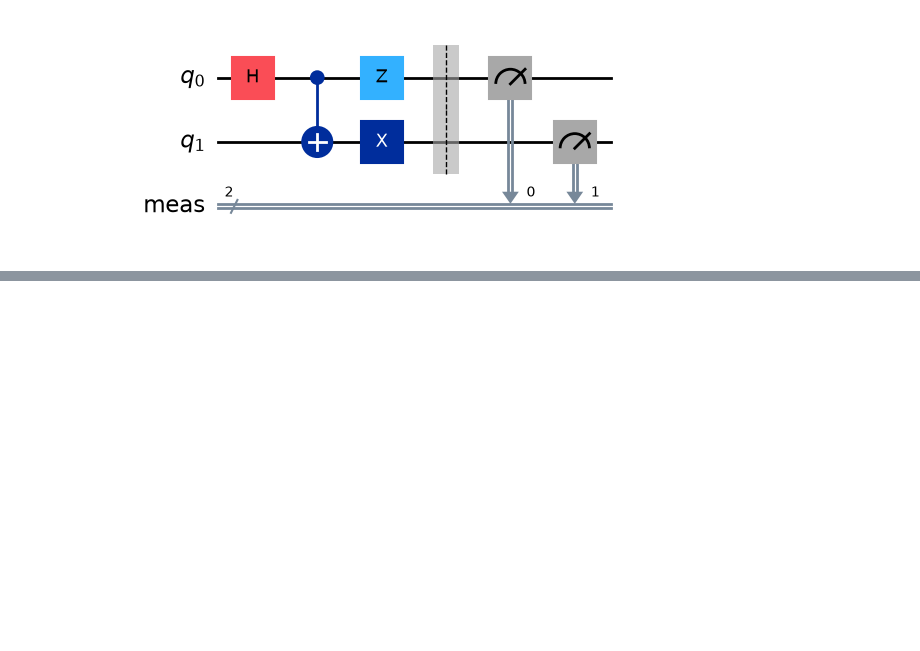
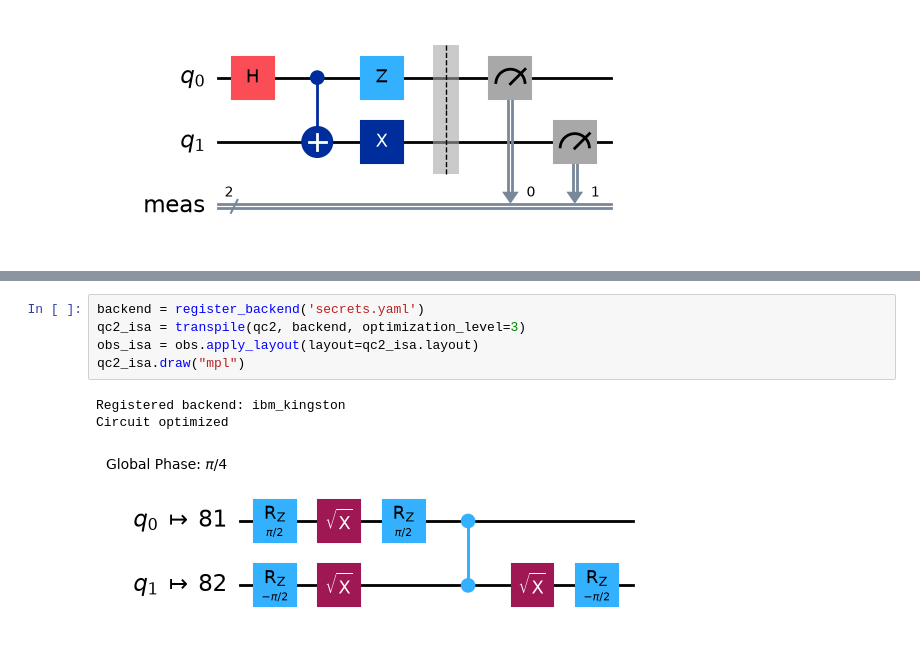
Before and after one commit to witchofthewires/ibm-quantum-notes, a Jupyter notebook: Lesson2.ipynb, the cells around one changed output, grey strips where cells are left out. Saved outputs shown, nothing was run; the diff lists cells and outputs as text; blank space fills up the shorter version.

```diff
--- a/Lesson2.ipynb
+++ b/Lesson2.ipynb
@@ -26,0 +58,9 @@ Circuit optimized
+# %%
+backend = register_backend('secrets.yaml')
+qc2_isa = transpile(qc2, backend, optimization_level=3)
+obs_isa = obs.apply_layout(layout=qc2_isa.layout)
+qc2_isa.draw("mpl")
+# %% [output]
+Registered backend: ibm_kingston
+Circuit optimized
+[figure, added]
```
Also changed, not shown: parts of 4 cells of this notebook, 1 other file.
